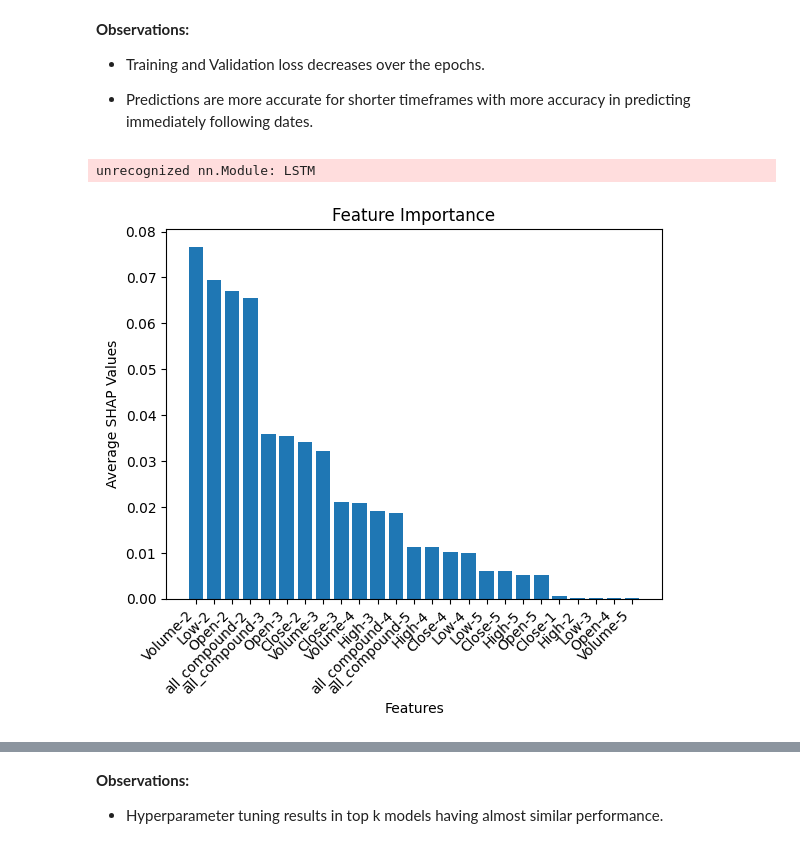
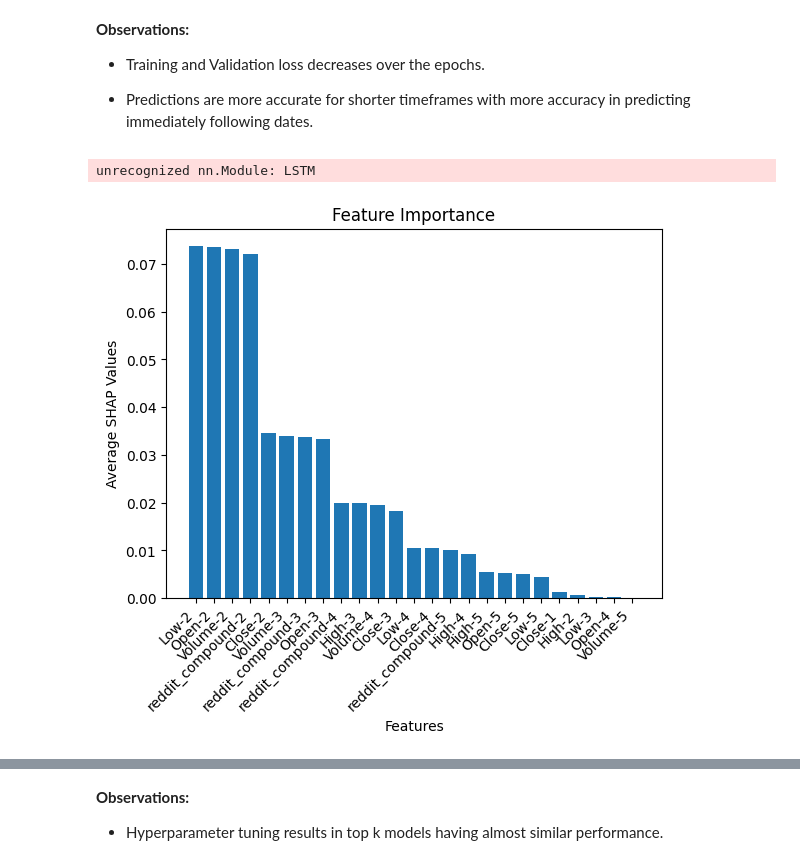
Before and after one commit to sohamthirty/Stock-Price-Prediction-with-Sentiment-Analysis, a Jupyter notebook: forecast_sentiments.ipynb, the cells around one changed output, grey strips where cells are left out. Saved outputs shown, nothing was run; the diff lists cells and outputs as text; code cells hidden in the pictures.

```diff
--- a/forecast_sentiments.ipynb
+++ b/forecast_sentiments.ipynb
@@ -245,14 +280,14 @@ df['Date'] = pd.to_datetime(df['Date'])
 # df_final.describe()
 # %%
 df = df.merge(df_tweet, left_on= 'Date', right_on='date', how='left')
-df = df.merge(df_reddit, left_on = 'Date', right_on='Date', how='left')
-df = df.merge(df_news, left_on = 'Date', right_on='date',how='left')
+# df = df.merge(df_reddit, left_on = 'Date', right_on='Date',  how='left')
+# df = df.merge(df_news, left_on = 'Date', right_on='date', how='left')
 
-print(df.shape)
+# print(df.shape)
 
-print("Total no of rows in stock data: 1510")
-print("Number of missing values in Reddit:  848")
-print("Number of missing values in Tweets:  252")
-print("Number of missing values in News:  1187")
+# print("Total no of rows in stock data: 1510")
+# print("Number of missing values in Reddit:  848")
+# print("Number of missing values in Tweets:  252")
+# print("Number of missing values in News:  1187")
 
 # print(filtered_df.columns)
@@ -290,15 +319,17 @@ choices = [
 
 df['all_compound'] = np.select(conditions, choices, default=np.nan)
 # %%
-nan_count = df['all_compound'].isnull().sum()
+nan_count = df['tweet_compound'].isnull().sum()
 print("Number of NaN values in 'new_column':", nan_count)
 
-df['all_compound'] = df['all_compound'].ffill()
+df['tweet_compound'] = df['tweet_compound'].ffill()
 
 filtered_df = df[df['Stock']=='GOOG']
 
-nan_count = filtered_df['all_compound'].isna().sum()
+nan_count = filtered_df['tweet_compound'].isna().sum()
 print("Number of NaN values in 'new_column':", nan_count)
 
-print(filtered_df.head())
+filtered_df.head()
+
+# filtered_df.dropna(inplace=True)
 # %% [output]
@@ -326,7 +348,7 @@ look_back = 5
 train_days = -1
 predict_type = 'year'
 
-train_X, train_Y, train_dates, valid_X, valid_Y, valid_dates, test_X, test_Y, test_dates, scaler = prepare_data_multivariate(filtered_df, choosen_stock, features=['Close', 'High', 'Low', 'Open', 'Volume', 'all_compound'], look_back=look_back)
+train_X, train_Y, train_dates, valid_X, valid_Y, valid_dates, test_X, test_Y, test_dates, scaler, test_data = prepare_data_multivariate(filtered_df, choosen_stock, features=['Close', 'High', 'Low', 'Open', 'Volume', 'tweet_compound'], look_back=look_back)
 
 # Define hyperparameters
 input_size = 6  # Number of input features (High, Low, Open, Close, Volume)
@@ -337,7 +359,7 @@ learning_rate = 0.02
 num_epochs = 100
 
 # Create the model
-model, loss, train_rmse, valid_rmse, test_rmse, train_mape, valid_mape, test_mape, test_Y, test_predict = train_evaluate_lstm_multivariate(input_size, hidden_sizes, num_layers, output_size, learning_rate, num_epochs, train_X, train_Y, valid_X, valid_Y, test_X, test_Y, scaler, visualize=True)
+model, loss, train_rmse, valid_rmse, test_rmse, train_mape, valid_mape, test_mape, test_Y, test_predict = train_evaluate_lstm_multivariate(input_size, hidden_sizes, num_layers, output_size, learning_rate, num_epochs, train_X, train_Y, valid_X, valid_Y, test_X, test_Y, scaler, test_data, visualize=True)
 
 print(model)
 print("test_rmse: ", round(test_rmse, 5))
@@ -365,32 +375,39 @@ test_mape:  0.04542
 # %%
 # Feature importances
 explainer = shap.DeepExplainer(model, train_X)
 shap_values = explainer.shap_values(test_X, check_additivity=False)
 
 # Extract feature names and create a dictionary
-feature_names = ['Close', 'High', 'Low', 'Open', 'Volume', 'all_compound']
+feature_names = ['Close', 'High', 'Low', 'Open', 'Volume', 'reddit_compound']
 lag_names = [f'{feature}-{i}' for i in range(look_back,0,-1) for feature in feature_names]
 shap_dict = {}
 
 k=0
 for i in range(0,5):
     for j in range(0,5):
         shap_dict[lag_names[k]] = shap_values[:, i, j].mean()
         k = k+1
 
 # Sort the dictionary by values
 sorted_shap_dict = dict(sorted(shap_dict.items(), key=lambda item: item[1], reverse=True))
 
 # Create a bar chart
 plt.bar(sorted_shap_dict.keys(), sorted_shap_dict.values())
 plt.xlabel('Features')
 plt.ylabel('Average SHAP Values')
 plt.title('Feature Importance')
 plt.xticks(rotation=45, ha='right')
 plt.show()
+
+
+# Create a summary plot for all features
+# shap.summary_plot(shap_values, test_X, plot_type='bar')
+
+# Create a summary plot for a specific class (for regression, use index 0)
+# shap.summary_plot(shap_values[0], test_X)
 # %% [output]
 unrecognized nn.Module: LSTM
-[figure, old version]
+[figure, new version]
 # %%
 # updated code Nidhi
 
```
Also changed, not shown: parts of 17 cells of this notebook, 4 other files.
